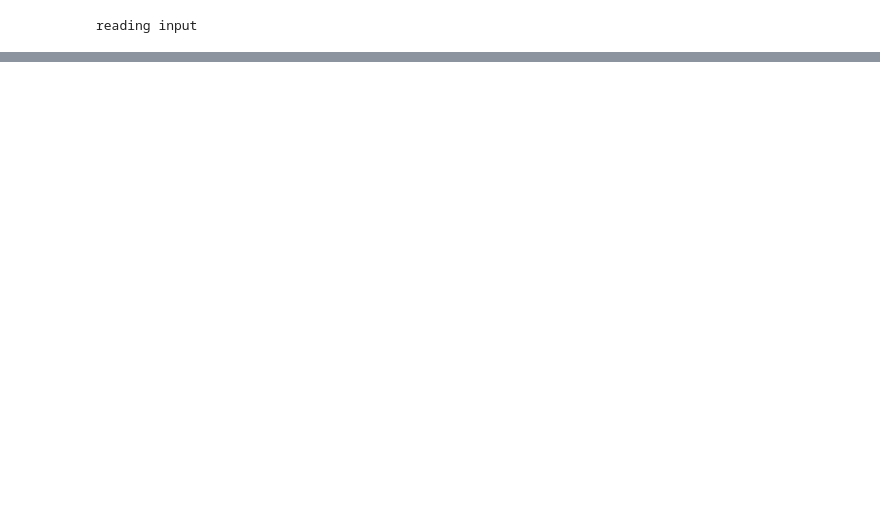
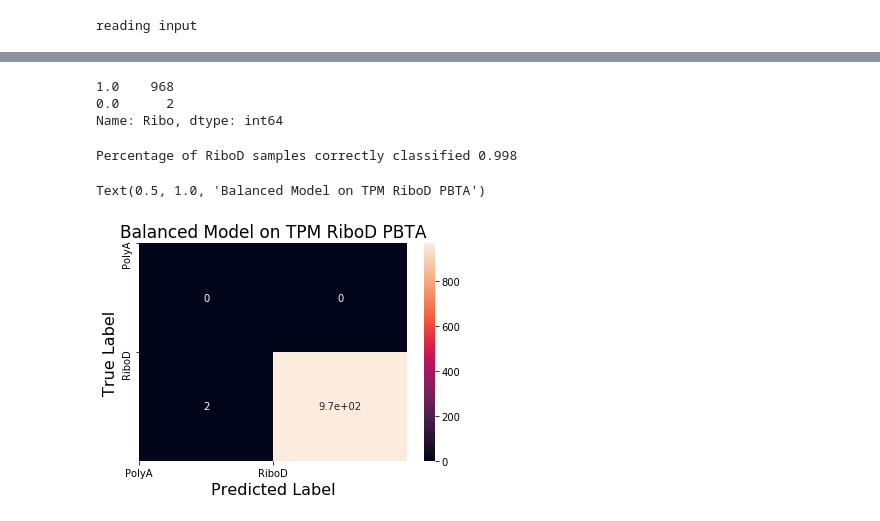
Before and after one commit to ioannisa92/RiboVsPolyA, a Jupyter notebook: examples/openPBTA_riboD.ipynb, the cells around one changed output, grey strips where cells are left out. Cells and saved outputs as stored; diff of their text form; code cells hidden in the pictures; blank space fills up the shorter version.

```diff
--- a/examples/openPBTA_riboD.ipynb
+++ b/examples/openPBTA_riboD.ipynb
@@ -242,0 +256,2 @@ Text(0.5, 1.0, 'Balanced Model on RiboD PBTA')
+# %%
+input_file = input_file.apply(lambda x: round(x,2))
@@ -242,0 +379,2 @@ Text(0.5, 1.0, 'Balanced Model on RiboD PBTA')
+# %%
+balanced_predictions = deploy(input_file, model_path='/mnt/github/RiboVsPolyA/models/RiboVsPoly_balanced_max_depth_1.sav')
@@ -242,0 +394,7 @@ Text(0.5, 1.0, 'Balanced Model on RiboD PBTA')
+# %%
+# Only two sample was predicted to by RiboD
+balanced_predictions.Ribo.value_counts()
+# %% [output]
+1.0    968
+0.0      2
+Name: Ribo, dtype: int64
@@ -242,0 +403,23 @@ Text(0.5, 1.0, 'Balanced Model on RiboD PBTA')
+# %%
+res = balanced_predictions.Ribo.value_counts().loc[1.0]/balanced_predictions.shape[0]
+print('Percentage of RiboD samples correctly classified %.3f'%res)
+# %% [output]
+Percentage of RiboD samples correctly classified 0.998
+# %%
+true_labels = balanced_predictions.shape[0]*[1]
+pred_labels = balanced_predictions.Ribo.values
+
+from sklearn.metrics import confusion_matrix
+import matplotlib.pyplot as plt
+import seaborn as sns
+#plt.figure(figsize=(10,7))
+mat = confusion_matrix(true_labels, pred_labels)
+ax = sns.heatmap(mat, annot=True)
+ax.set_ylabel("True Label", fontsize=16)
+ax.set_xlabel("Predicted Label", fontsize=16)
+plt.xticks(ticks=[0,1], labels=['PolyA','RiboD'])
+plt.yticks(ticks=[0,1], labels=['PolyA','RiboD'])
+ax.set_title("Balanced Model on TPM RiboD PBTA", fontsize=17)
+# %% [output]
+Text(0.5, 1.0, 'Balanced Model on TPM RiboD PBTA')
+[figure, added]
```
Also changed, not shown: parts of 14 cells of this notebook, 2 other files.
